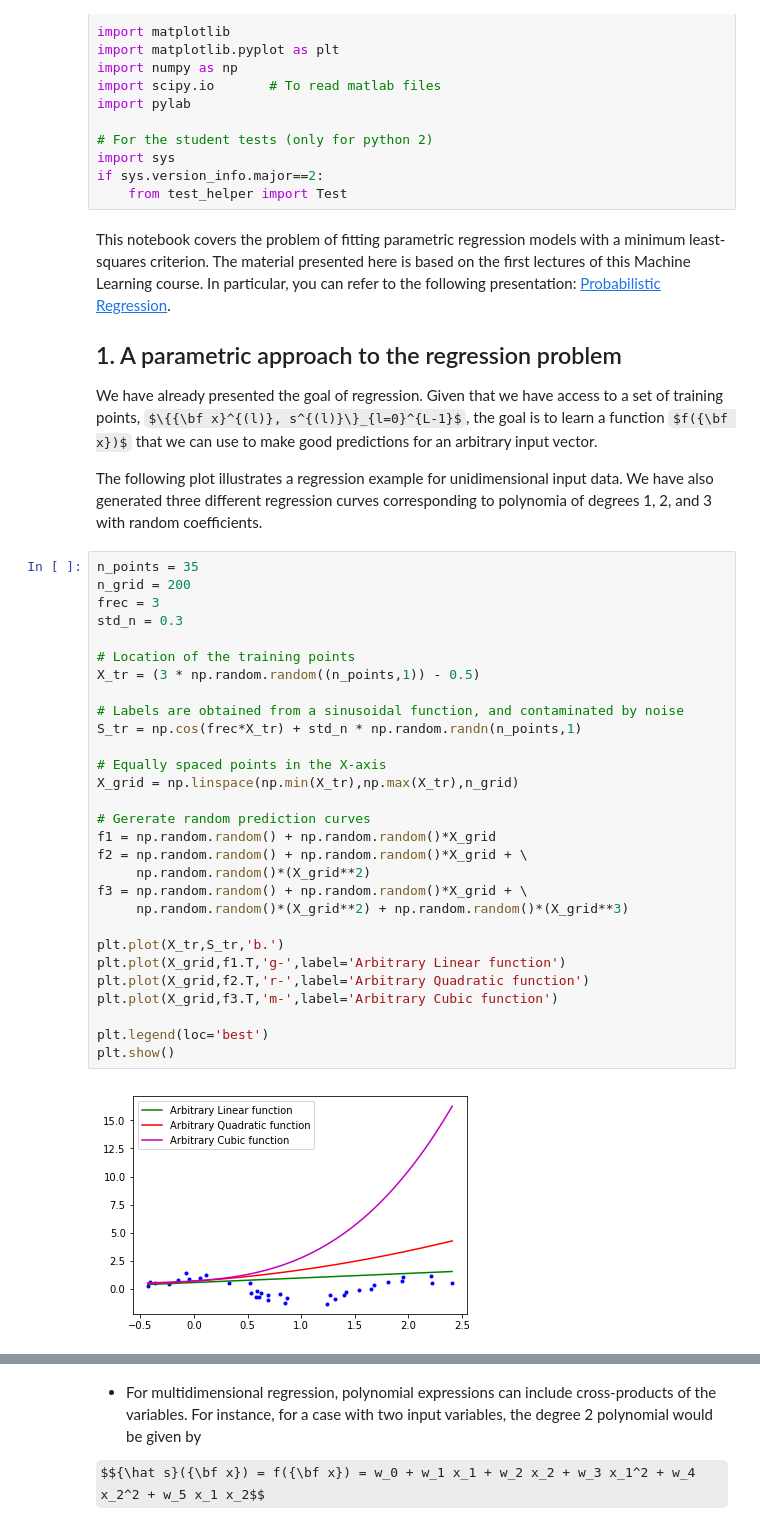
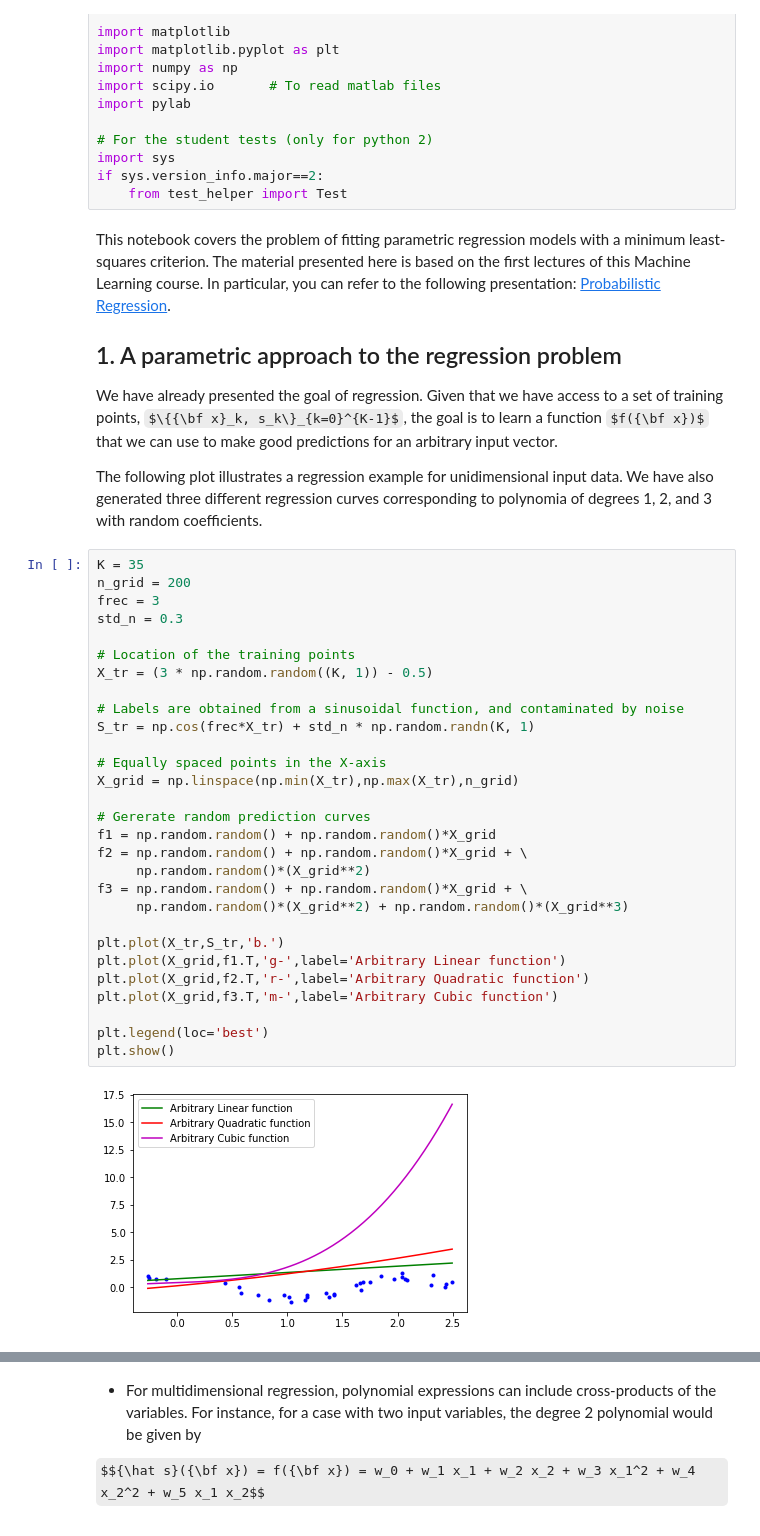
Before and after one commit to ML4DS/ML4all, a Jupyter notebook: R3.Least_Squares/regresion_LS.ipynb, the cells around one changed output, grey strips where cells are left out. Saved outputs shown, nothing was run; the diff lists cells and outputs as text; some formulas as TeX source.

```diff
--- a/R3.Least_Squares/regresion_LS.ipynb
+++ b/R3.Least_Squares/regresion_LS.ipynb
@@ -33,40 +34,40 @@ This notebook covers the problem of fitting parametric regression models with a
 
 ## 1. A parametric approach to the regression problem
 
-We have already presented the goal of regression. Given that we have access to a set of training points, $\{{\bf x}^{(l)}, s^{(l)}\}_{l=0}^{L-1}$, the goal is to learn a function $f({\bf x})$ that we can use to make good predictions for an arbitrary input vector.
+We have already presented the goal of regression. Given that we have access to a set of training points, $\{{\bf x}_k, s_k\}_{k=0}^{K-1}$, the goal is to learn a function $f({\bf x})$ that we can use to make good predictions for an arbitrary input vector.
 
 The following plot illustrates a regression example for unidimensional input data. We have also generated three different regression curves corresponding to polynomia of degrees 1, 2, and 3 with random coefficients.
 # %%
-n_points = 35
+K = 35
 n_grid = 200
 frec = 3
 std_n = 0.3
 
 # Location of the training points
-X_tr = (3 * np.random.random((n_points,1)) - 0.5)
+X_tr = (3 * np.random.random((K, 1)) - 0.5)
 
 # Labels are obtained from a sinusoidal function, and contaminated by noise
-S_tr = np.cos(frec*X_tr) + std_n * np.random.randn(n_points,1)
+S_tr = np.cos(frec*X_tr) + std_n * np.random.randn(K, 1)
 
 # Equally spaced points in the X-axis
 X_grid = np.linspace(np.min(X_tr),np.max(X_tr),n_grid)
 
 # Gererate random prediction curves
 f1 = np.random.random() + np.random.random()*X_grid
 f2 = np.random.random() + np.random.random()*X_grid + \
      np.random.random()*(X_grid**2)
 f3 = np.random.random() + np.random.random()*X_grid + \
      np.random.random()*(X_grid**2) + np.random.random()*(X_grid**3)
 
 plt.plot(X_tr,S_tr,'b.')
 plt.plot(X_grid,f1.T,'g-',label='Arbitrary Linear function')
 plt.plot(X_grid,f2.T,'r-',label='Arbitrary Quadratic function')
 plt.plot(X_grid,f3.T,'m-',label='Arbitrary Cubic function')
 
 plt.legend(loc='best')
 plt.show()
 # %% [output]
-[figure, old version]
+[figure, new version]
 # %% [markdown]
 ### 1.1. Parametric model
 
```
Also changed, not shown: parts of 14 cells of this notebook, 2 other files.
